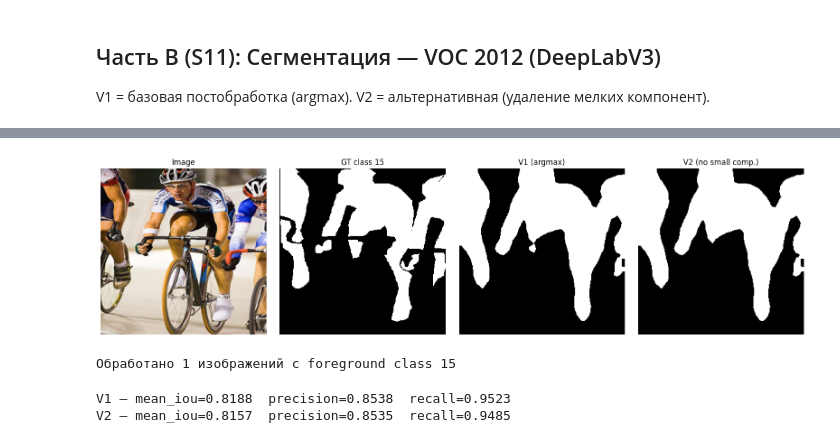
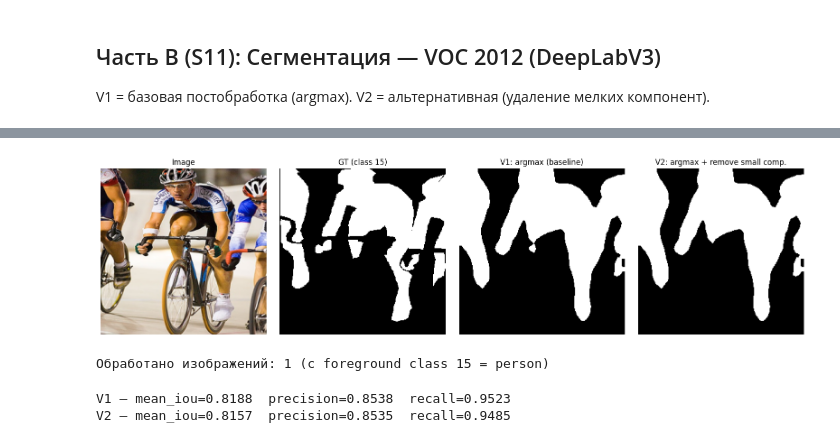
Before and after one commit to n1n33/ai_agent_memerea, a Jupyter notebook: homeworks/HW10-11/HW10-11.ipynb, the cells around one changed output, grey strips where cells are left out. Saved outputs shown, nothing was run; the diff lists cells and outputs as text; code cells hidden in the pictures.

```diff
--- a/homeworks/HW10-11/HW10-11.ipynb
+++ b/homeworks/HW10-11/HW10-11.ipynb
@@ -373,12 +376,17 @@ def compute_pixel_metrics(pred, target):
     recall    = float(tp / (tp + fn)) if (tp + fn) > 0 else float("nan")
     return precision, recall
 # %%
-from scipy import ndimage  # для удаления мелких компонент (V2)
+from scipy import ndimage
+
+# === Часть B: Сегментация VOC 2012, датасет: VOC ===
+# Foreground: класс 15 (person) по VOC-палитре
+# V1: базовая постобработка — argmax по logits, бинаризация по foreground-классу
+# V2: альтернативная постобработка — argmax + удаление связных компонент < MIN_COMPONENT_SIZE пикселей
 
 N_SAMPLES = 5
-FOREGROUND_CLASS = 15   # 'person' в VOC COCO palette
+FOREGROUND_CLASS = 15   # 'person' в VOC palette
 TARGET_SIZE = (256, 256)
-MIN_COMPONENT_SIZE = 500  # порог для V2
+MIN_COMPONENT_SIZE = 500  # порог для постобработки V2
 
 ious_v1, ious_v2 = [], []
 prec_v1, rec_v1  = [], []
@@ -393,52 +401,57 @@ for i in range(min(N_SAMPLES, len(seg_dataset))):
     with torch.no_grad():
         logits = seg_model(x)["out"]  # [1, C, H, W]
 
-    pred_full = logits.argmax(1)[0].cpu()  # [H, W]
+    pred_full = logits.argmax(1)[0].cpu()  # [H, W] — argmax по классам
 
-    # Ресайз target
+    # Подготовка ground truth маски
     target_np = np.array(target_pil.resize(TARGET_SIZE, Image.NEAREST))
     target_t  = torch.from_numpy(target_np.copy())
-    target_t[target_t == 255] = 0  # ignore label
+    target_t[target_t == 255] = 0  # ignore label → background
 
     fg_target = (target_t == FOREGROUND_CLASS)
     if fg_target.sum() == 0:
-        continue  # этот класс отсутствует — пропускаем
+        continue  # foreground-класс отсутствует на изображении — пропускаем
 
-    # --- V1: базовая маска (argmax) ---
+    # --- V1: базовая постобработка маски ---
+    # Бинаризация: пиксели где argmax == FOREGROUND_CLASS считаются foreground
     pred_v1 = (pred_full == FOREGROUND_CLASS)
 
-    # --- V2: удаление мелких компонент связности ---
+    # --- V2: альтернативная постобработка маски ---
+    # Дополнительно удаляем связные компоненты площадью < MIN_COMPONENT_SIZE пикселей
     pred_v2_np = pred_v1.numpy().astype(np.uint8)
     labeled, n_comp = ndimage.label(pred_v2_np)
     for comp in range(1, n_comp + 1):
         if (labeled == comp).sum() < MIN_COMPONENT_SIZE:
-            pred_v2_np[labeled == comp] = 0
+            pred_v2_np[labeled == comp] = 0  # удаляем шумовую компоненту
     pred_v2 = torch.from_numpy(pred_v2_np).bool()
 
+    # Метрики для V1
     ious_v1.append(compute_iou(pred_v1, fg_target))
+    p1, r1 = compute_pixel_metrics(pred_v1, fg_target)
+    prec_v1.append(p1); rec_v1.append(r1)
+
+    # Метрики для V2
     ious_v2.append(compute_iou(pred_v2, fg_target))
-    p1, r1 = compute_pixel_metrics(pred_v1, fg_target)
     p2, r2 = compute_pixel_metrics(pred_v2, fg_target)
-    prec_v1.append(p1); rec_v1.append(r1)
     prec_v2.append(p2); rec_v2.append(r2)
 
-    # Сохраняем пример визуализации
+    # Визуализация первого подходящего примера
     if not example_saved:
         fig, axes = plt.subplots(1, 4, figsize=(16, 4))
         img_show = np.array(img_pil.resize(TARGET_SIZE))
         axes[0].imshow(img_show); axes[0].set_title("Image"); axes[0].axis("off")
-        axes[1].imshow(fg_target.numpy(), cmap="gray"); axes[1].set_title(f"GT class {FOREGROUND_CLASS}"); axes[1].axis("off")
-        axes[2].imshow(pred_v1.numpy(), cmap="gray"); axes[2].set_title("V1 (argmax)"); axes[2].axis("off")
-        axes[3].imshow(pred_v2.numpy(), cmap="gray"); axes[3].set_title("V2 (no small comp.)"); axes[3].axis("off")
+        axes[1].imshow(fg_target.numpy(), cmap="gray"); axes[1].set_title(f"GT (class {FOREGROUND_CLASS})"); axes[1].axis("off")
+        axes[2].imshow(pred_v1.numpy(), cmap="gray"); axes[2].set_title("V1: argmax (baseline)"); axes[2].axis("off")
+        axes[3].imshow(pred_v2.numpy(), cmap="gray"); axes[3].set_title("V2: argmax + remove small comp."); axes[3].axis("off")
         plt.tight_layout()
         plt.savefig("artifacts/figures/segmentation_examples.png")
         plt.show()
         example_saved = True
 
-print(f"Обработано {len(ious_v1)} изображений с foreground class {FOREGROUND_CLASS}")
+print(f"Обработано изображений: {len(ious_v1)} (с foreground class {FOREGROUND_CLASS} = person)")
 # %% [output]
-[figure, old version]
+[figure, new version]
-Обработано 1 изображений с foreground class 15
+Обработано изображений: 1 (с foreground class 15 = person)
 # %%
 def safe_mean(lst):
     vals = [v for v in lst if not np.isnan(v)]
```
Also changed, not shown: parts of 5 cells of this notebook, 3 other files.
